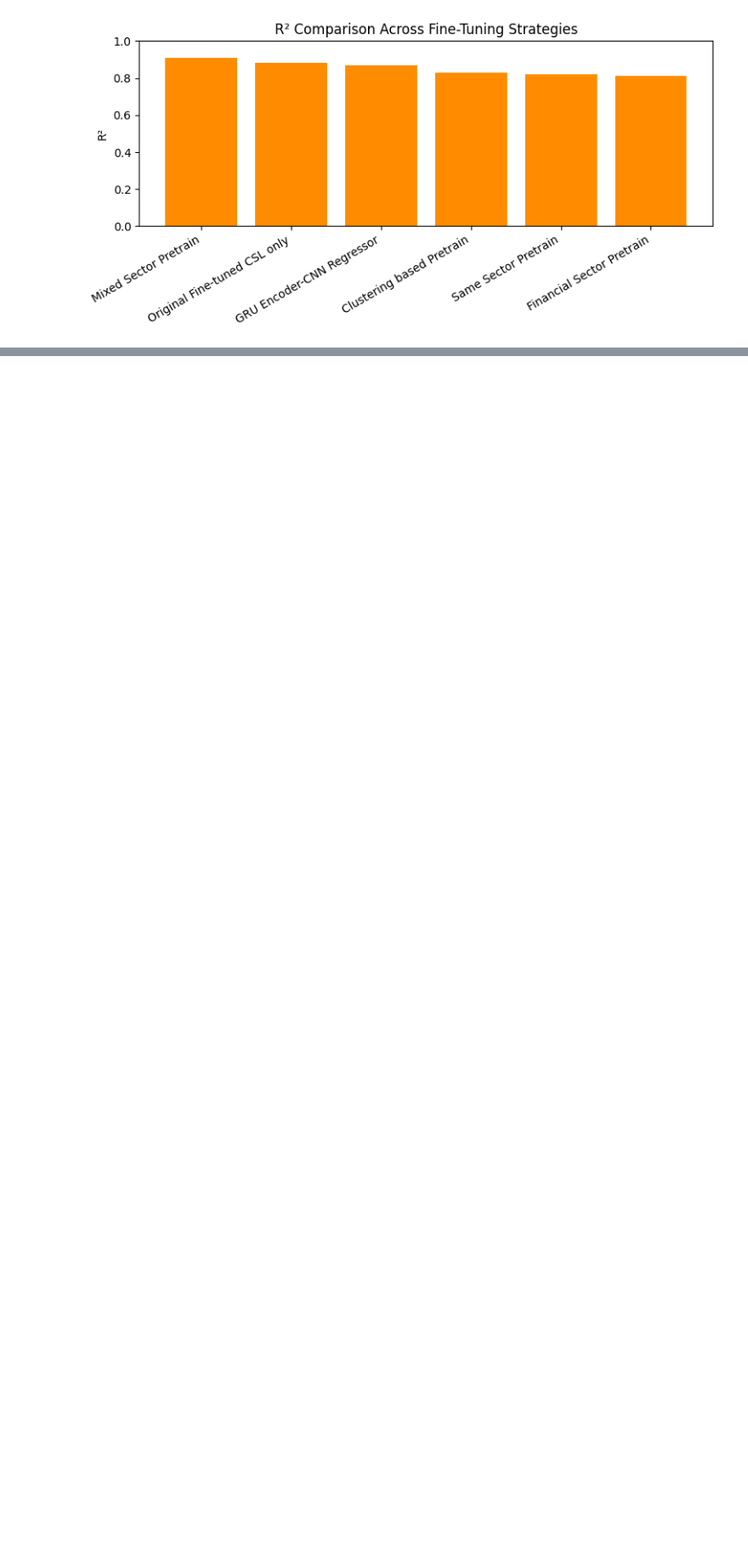
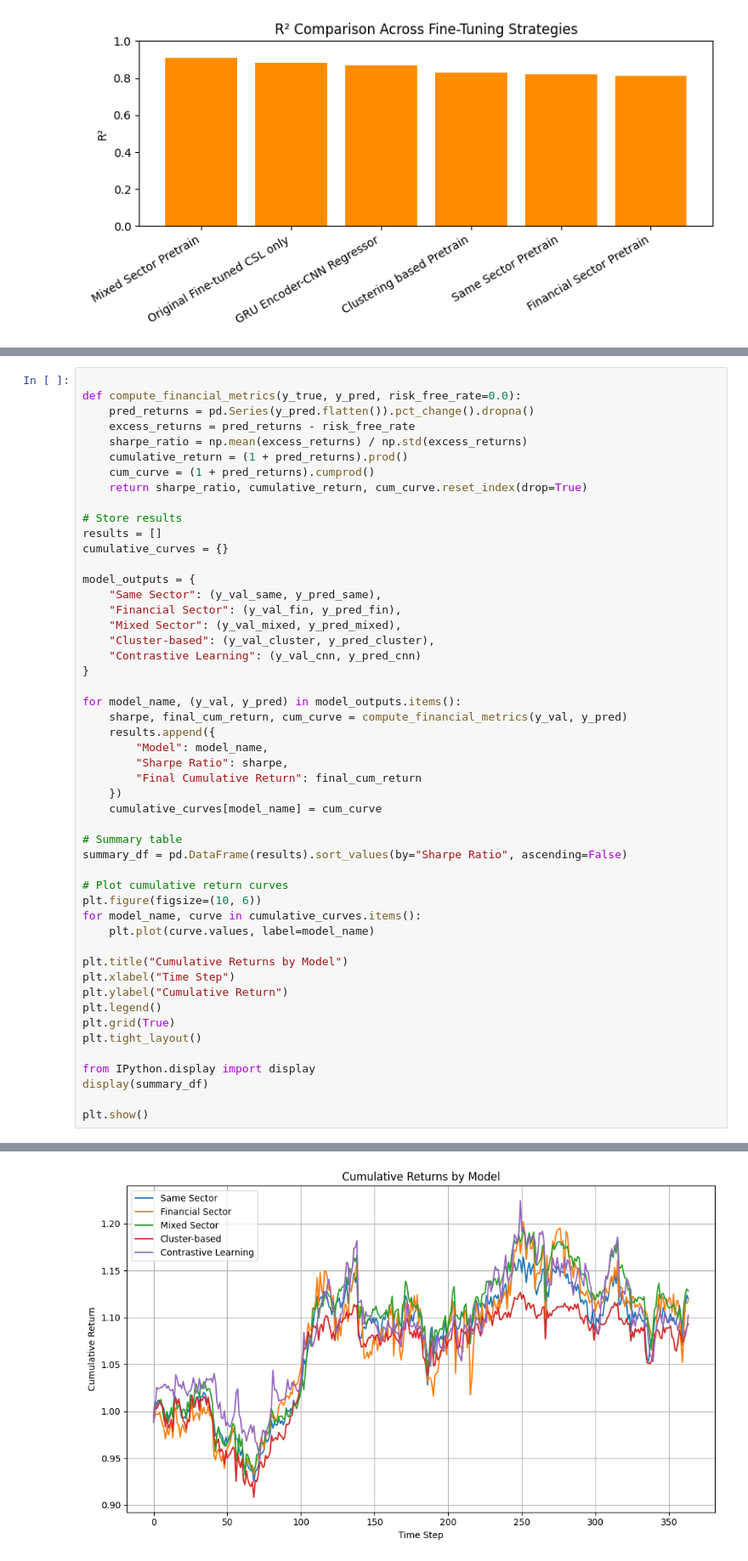
Before and after one commit to pranjakt001/AIPoweredStockMarketPrediction, a Jupyter notebook: advanced_analysis_CSL.ipynb, the cells around one changed output, grey strips where cells are left out. Shown at 85% size. Drawn from its saved outputs; the diff is of its cells as text; blank space fills up the shorter version.

Commit message:
additional output

```diff
--- a/advanced_analysis_CSL.ipynb
+++ b/advanced_analysis_CSL.ipynb
@@ -1181,0 +1320,51 @@ plt.show()
+# %%
+
+def compute_financial_metrics(y_true, y_pred, risk_free_rate=0.0):
+    pred_returns = pd.Series(y_pred.flatten()).pct_change().dropna()
+    excess_returns = pred_returns - risk_free_rate
+    sharpe_ratio = np.mean(excess_returns) / np.std(excess_returns)
+    cumulative_return = (1 + pred_returns).prod()
+    cum_curve = (1 + pred_returns).cumprod()
+    return sharpe_ratio, cumulative_return, cum_curve.reset_index(drop=True)
+
+# Store results
+results = []
+cumulative_curves = {}
+
+model_outputs = {
+    "Same Sector": (y_val_same, y_pred_same),
+    "Financial Sector": (y_val_fin, y_pred_fin),
+    "Mixed Sector": (y_val_mixed, y_pred_mixed),
+    "Cluster-based": (y_val_cluster, y_pred_cluster),
+    "Contrastive Learning": (y_val_cnn, y_pred_cnn)
+}
+
+for model_name, (y_val, y_pred) in model_outputs.items():
+    sharpe, final_cum_return, cum_curve = compute_financial_metrics(y_val, y_pred)
+    results.append({
+        "Model": model_name,
+        "Sharpe Ratio": sharpe,
+        "Final Cumulative Return": final_cum_return
+    })
+    cumulative_curves[model_name] = cum_curve
+
+# Summary table
+summary_df = pd.DataFrame(results).sort_values(by="Sharpe Ratio", ascending=False)
+
+# Plot cumulative return curves
+plt.figure(figsize=(10, 6))
+for model_name, curve in cumulative_curves.items():
+    plt.plot(curve.values, label=model_name)
+
+plt.title("Cumulative Returns by Model")
+plt.xlabel("Time Step")
+plt.ylabel("Cumulative Return")
+plt.legend()
+plt.grid(True)
+plt.tight_layout()
+
+from IPython.display import display
+display(summary_df)
+
+plt.show()
+# %% [output]
@@ -1181,0 +1377 @@ plt.show()
+[figure, added]
```
Also changed, not shown: parts of 13 cells of this notebook.
